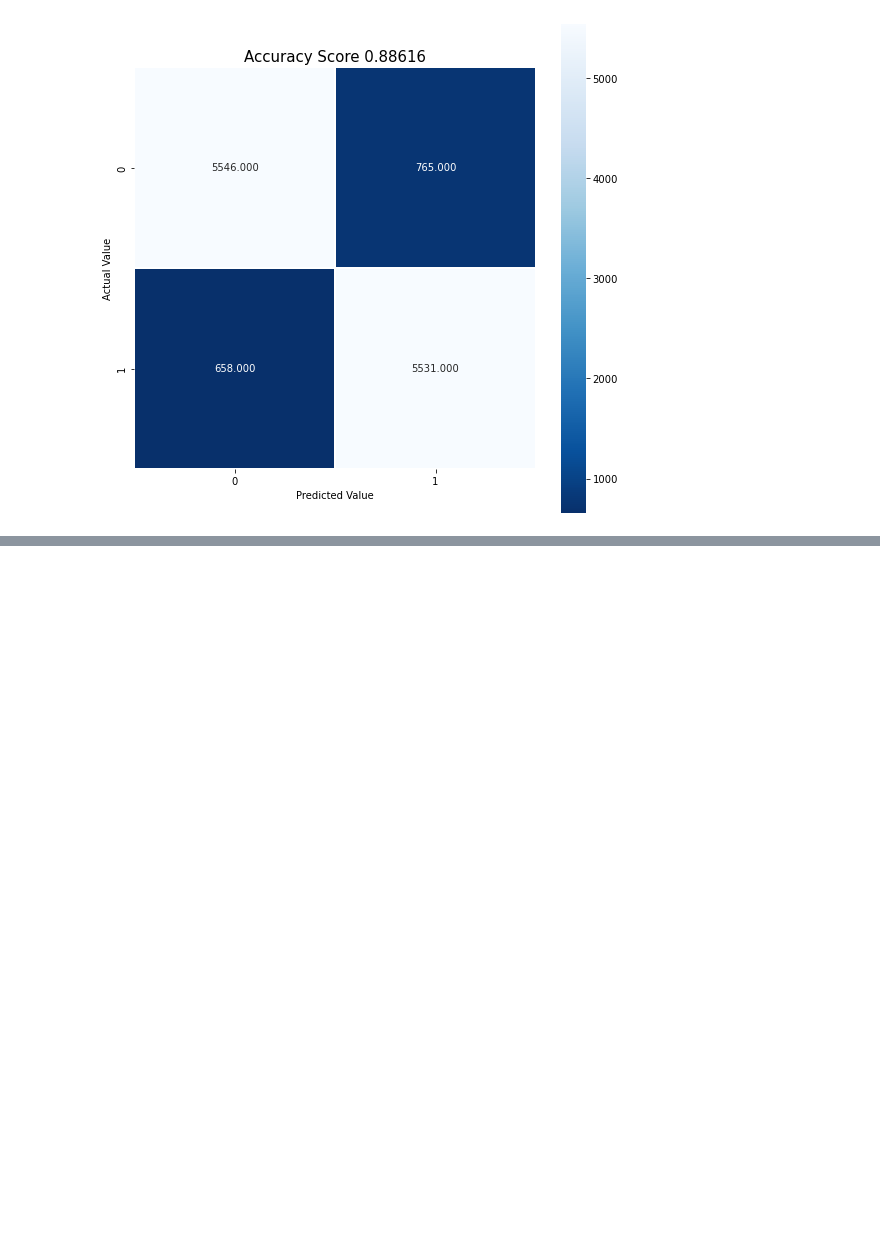
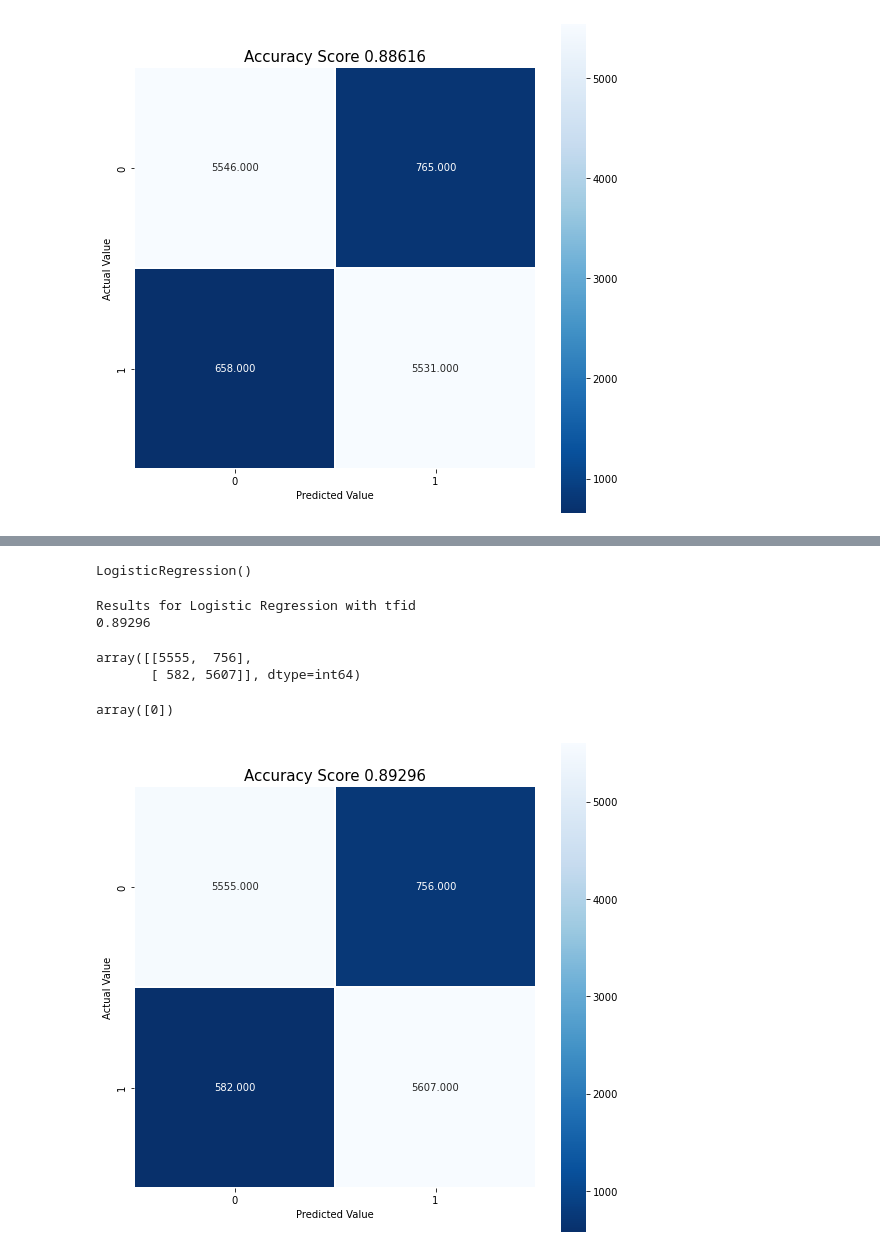
Before and after one commit to Vishwayush13/Sentimental-Analysis, a Jupyter notebook: imdb_rating.ipynb, the cells around one changed output, grey strips where cells are left out. Drawn from its saved outputs; the diff is of its cells as text; code cells hidden in the pictures; blank space fills up the shorter version.

Commit message:
Add files via upload
using tfid

```diff
--- a/imdb_rating.ipynb
+++ b/imdb_rating.ipynb
@@ -203,0 +195,27 @@ plt.axis("off")
+# %%
+from sklearn.linear_model import LogisticRegression
+#Training the model
+lr = LogisticRegression()
+lr.fit(new_vec, y_train)
+# %% [output]
+LogisticRegression()
+# %%
+#Accuracy score
+lr_score = lr.score(X_test_dtm, y_test)
+print("Results for Logistic Regression with tfid")
+print(lr_score)
+# %% [output]
+Results for Logistic Regression with tfid
+0.89296
+# %%
+#Predicting the labels for test data
+
+y_pred_lr = lr.predict(X_test_dtm)
+# %%
+from sklearn.metrics import confusion_matrix
+#Confusion matrix
+cm_lr = confusion_matrix(y_test, y_pred_lr)
+cm_lr
+# %% [output]
+array([[5555,  756],
+       [ 582, 5607]], dtype=int64)
@@ -203,0 +225,15 @@ plt.axis("off")
+# %%
+y_pred_lr = lr.predict(X_test_dtm)
+y_pred_lr
+# %% [output]
+array([0])
+# %%
+plt.figure(figsize=(9,9))
+sns.heatmap(cm_lr,annot=True,square=True,fmt='.3f',linewidth=.5,cmap='Blues_r')
+plt.ylabel('Actual Value')
+plt.xlabel('Predicted Value')
+all_sample_title = 'Accuracy Score {0}'.format(lr_score)
+plt.title(all_sample_title,size=15)
+plt.show()
+# %% [output]
+[figure, added]
```
Also changed, not shown: parts of 5 cells of this notebook.
